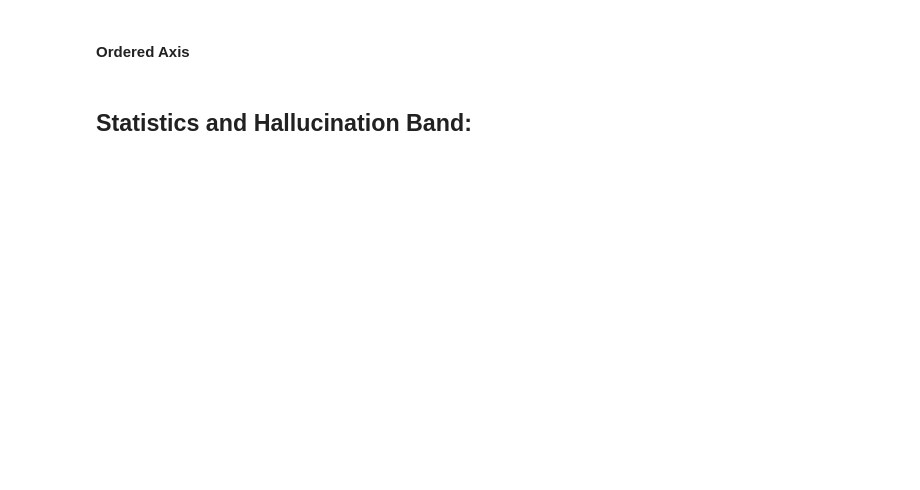
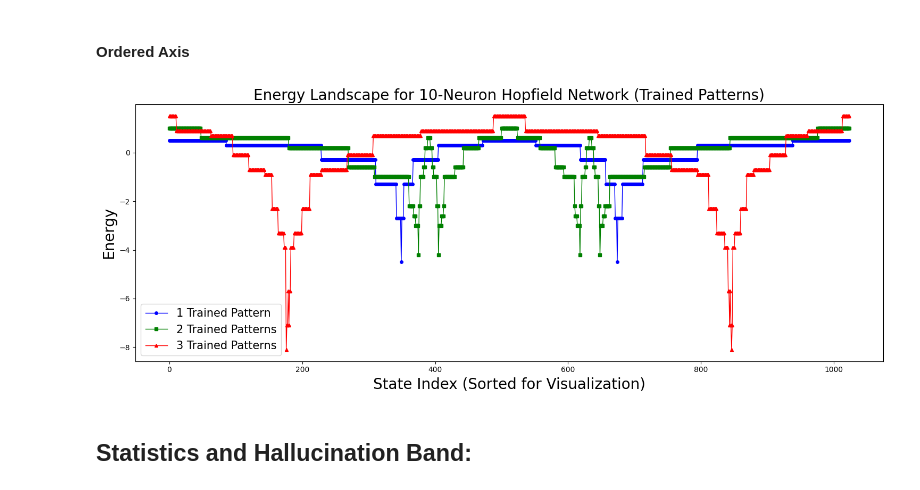
Before and after one commit to d-domeniconi/hopfield_network, a Jupyter notebook: learning_about_learning.ipynb, the cells around one changed output. Saved outputs shown, nothing was run; the diff lists cells and outputs as text; code cells hidden in the pictures; blank space fills up the shorter version.

```diff
--- a/learning_about_learning.ipynb
+++ b/learning_about_learning.ipynb
@@ -198,4 +221,45 @@ plt.show()
 # %% [markdown]
 #### Ordered Axis
+# %%
+N = 10 # Number of neurons
+all_states = hp.all_binary_states(N)
+
+# --- Case (a): Network trained with 1 random pattern ---
+patterns_to_store_1 = hp.patterns(1, N)
+W_1 = hp.train(N, patterns_to_store_1)
+initial_energies_1 = [hp.current_energy(W_1, state) for state in all_states]
+sorted_states_1 = hp.sort_states(all_states, initial_energies_1, patterns_to_store_1)
+sorted_energies_1 = [hp.current_energy(W_1, s) for s in sorted_states_1]
+
+# --- Case (b): Network trained with 2 random patterns ---
+patterns_to_store_2 = hp.patterns(2, N)
+W_2 = hp.train(N, patterns_to_store_2)
+initial_energies_2 = [hp.current_energy(W_2, state) for state in all_states]
+sorted_states_2 = hp.sort_states(all_states, initial_energies_2, patterns_to_store_2)
+sorted_energies_2 = [hp.current_energy(W_2, s) for s in sorted_states_2]
+
+# --- Case (c): Network trained with 3 random patterns ---
+patterns_to_store_3 = hp.patterns(3, N)
+W_3 = hp.train(N, patterns_to_store_3)
+initial_energies_3 = [hp.current_energy(W_3, state) for state in all_states]
+sorted_states_3 = hp.sort_states(all_states, initial_energies_3, patterns_to_store_3)
+sorted_energies_3 = [hp.current_energy(W_3, s) for s in sorted_states_3]
+
+# --- Plotting ---
+plt.figure(figsize=(15, 6))
+
+plt.plot(sorted_energies_1, 'o-', color='blue', label='1 Trained Pattern', markersize=4, linewidth=1)
+plt.plot(sorted_energies_2, 's-', color='green', label='2 Trained Patterns', markersize=4, linewidth=1)
+plt.plot(sorted_energies_3, '^-', color='red', label='3 Trained Patterns', markersize=4, linewidth=1)
+
+plt.title(f'Energy Landscape for {N}-Neuron Hopfield Network (Trained Patterns)',fontsize=20)
+plt.xlabel('State Index (Sorted for Visualization)',fontsize=20)
+plt.ylabel('Energy',fontsize=20)
+plt.legend(fontsize= 15)
+plt.tight_layout()
+plt.savefig("figures/trained_ordered_energy.png", dpi=400)
+plt.show()
+# %% [output]
+[figure, added]
 # %% [markdown]
 ## Statistics and Hallucination Band:
```
Also changed, not shown: parts of 10 cells of this notebook, 10 other files.
